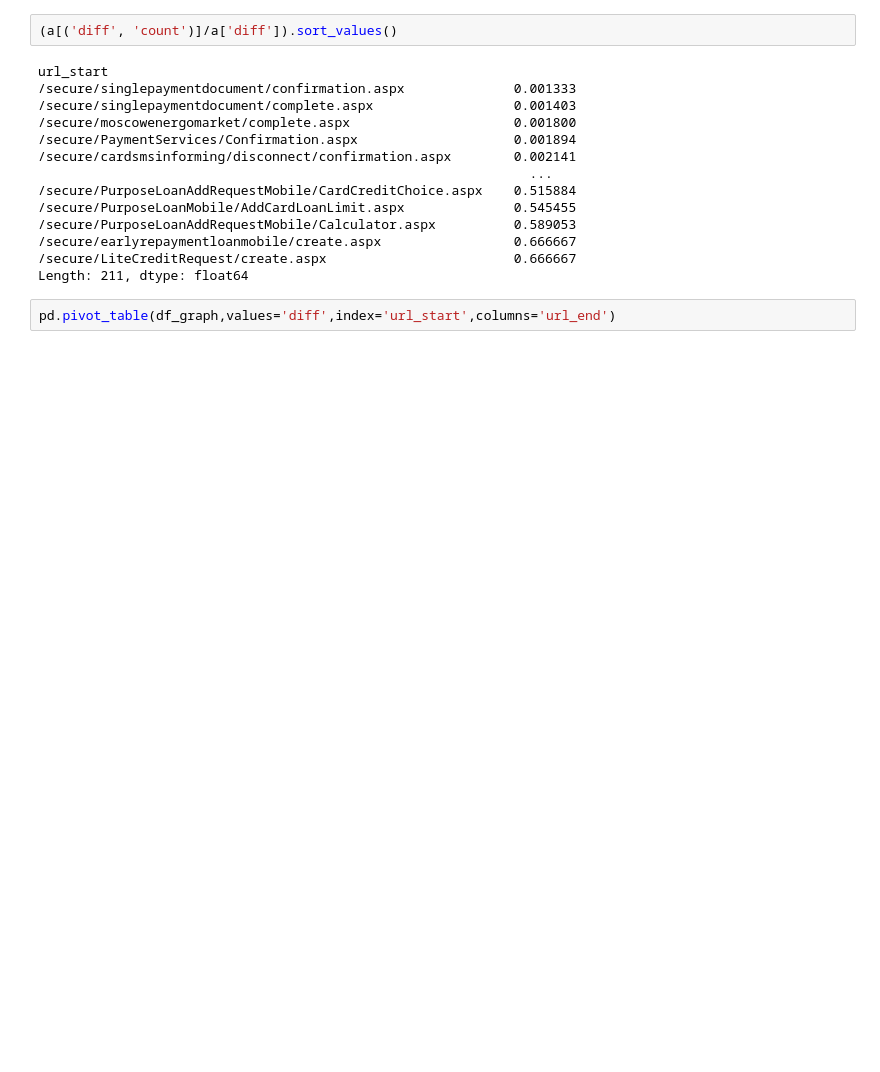
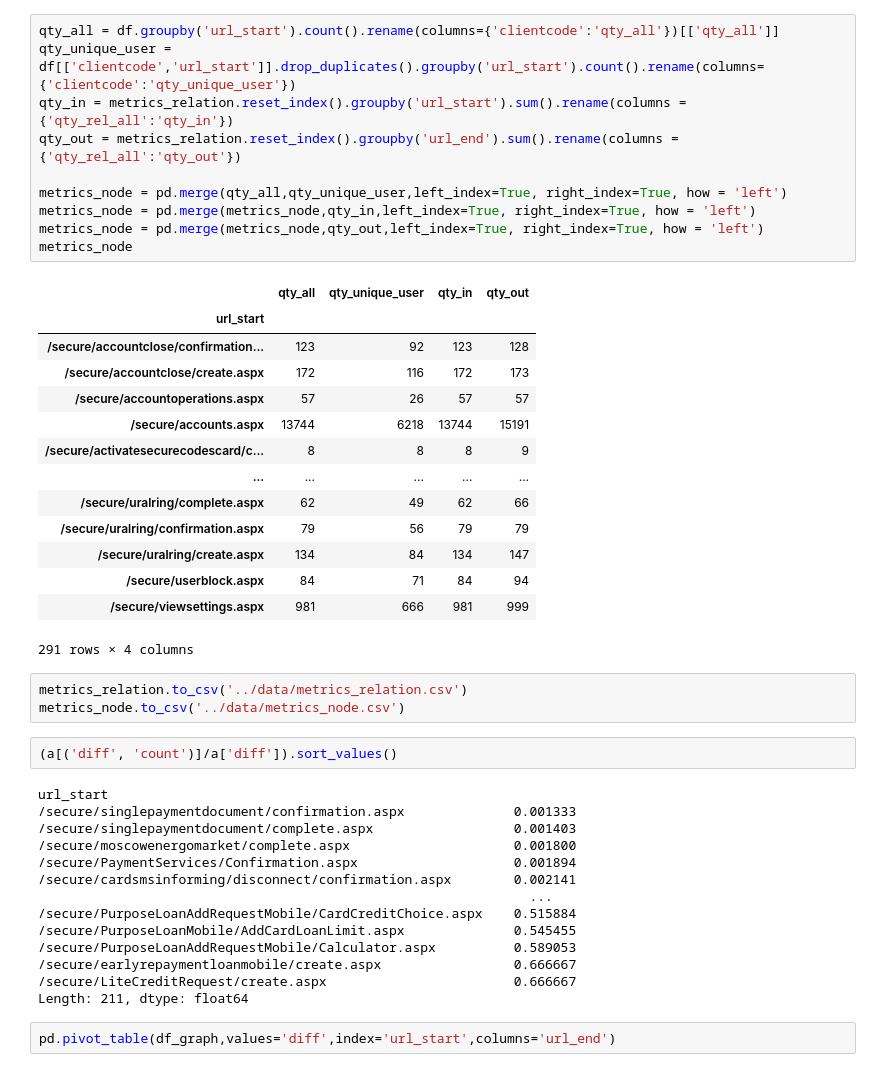
Before and after one commit to spakt26/finodays_mkb, a Jupyter notebook: notebooks/metrics.ipynb, the cells around one changed output. Drawn from its saved outputs; the diff is of its cells as text; blank space fills up the shorter version.

```diff
--- a/notebooks/metrics.ipynb
+++ b/notebooks/metrics.ipynb
@@ -34,3 +27,31 @@ a = a.set_index('url_start')
+# %%
+qty_all = df.groupby('url_start').count().rename(columns={'clientcode':'qty_all'})[['qty_all']]
+qty_unique_user = df[['clientcode','url_start']].drop_duplicates().groupby('url_start').count().rename(columns={'clientcode':'qty_unique_user'})
+qty_in = metrics_relation.reset_index().groupby('url_start').sum().rename(columns = {'qty_rel_all':'qty_in'})
+qty_out = metrics_relation.reset_index().groupby('url_end').sum().rename(columns = {'qty_rel_all':'qty_out'})
+
+metrics_node = pd.merge(qty_all,qty_unique_user,left_index=True, right_index=True, how = 'left')
+metrics_node = pd.merge(metrics_node,qty_in,left_index=True, right_index=True, how = 'left')
+metrics_node = pd.merge(metrics_node,qty_out,left_index=True, right_index=True, how = 'left')
+metrics_node
+# %% [output]
+|  | qty_all | qty_unique_user | qty_in | qty_out |
+| url_start |  |  |  |  |
+| /secure/accountclose/confirmation... | 123 | 92 | 123 | 128 |
+| /secure/accountclose/create.aspx | 172 | 116 | 172 | 173 |
+| /secure/accountoperations.aspx | 57 | 26 | 57 | 57 |
+| /secure/accounts.aspx | 13744 | 6218 | 13744 | 15191 |
+| /secure/activatesecurecodescard/c... | 8 | 8 | 8 | 9 |
+| ... | ... | ... | ... | ... |
+| /secure/uralring/complete.aspx | 62 | 49 | 62 | 66 |
+| /secure/uralring/confirmation.aspx | 79 | 56 | 79 | 79 |
+| /secure/uralring/create.aspx | 134 | 84 | 134 | 147 |
+| /secure/userblock.aspx | 84 | 71 | 84 | 94 |
+| /secure/viewsettings.aspx | 981 | 666 | 981 | 999 |
+291 rows × 4 columns
+# %%
+metrics_relation.to_csv('../data/metrics_relation.csv')
+metrics_node.to_csv('../data/metrics_node.csv')
 # %%
 (a[('diff', 'count')]/a['diff']).sort_values()
 # %% [output]
```
Also changed, not shown: parts of 5 cells of this notebook, 4 other files.
